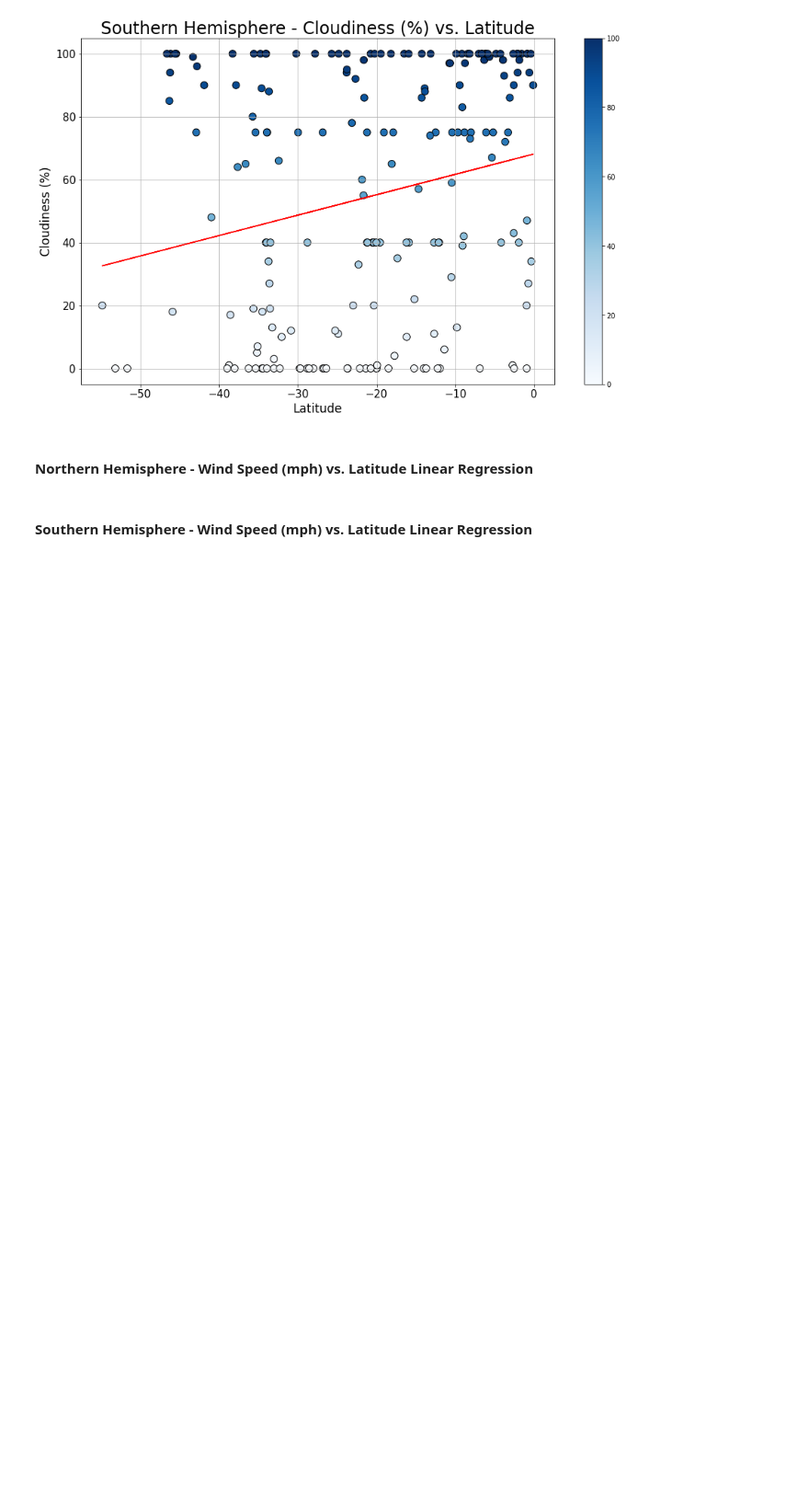
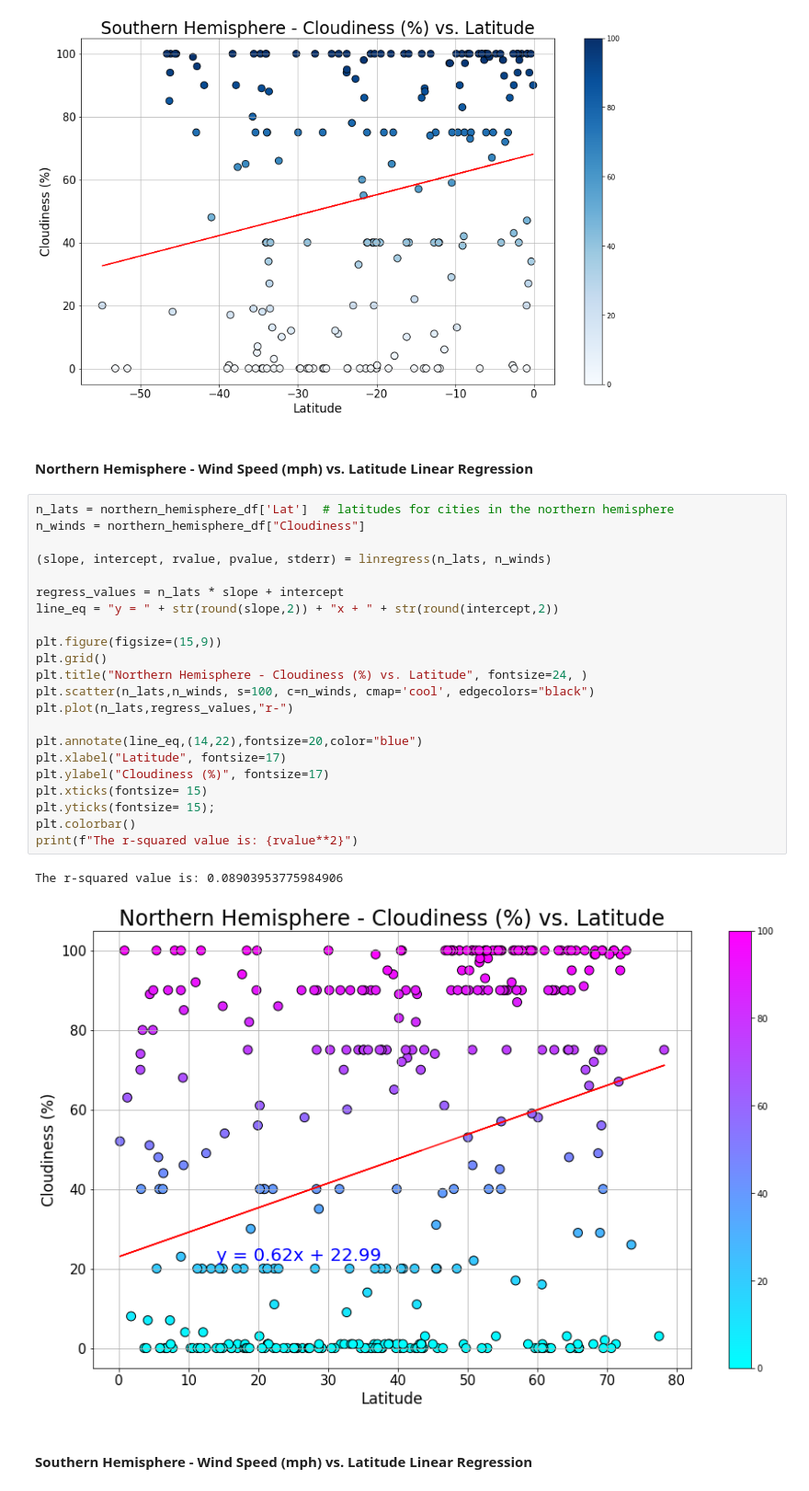
Before and after one commit to crogar/python-api-challenge, a Jupyter notebook: WeatherPy/WeatherPy.ipynb, the cells around one changed output. Shown at 92% size. Cells and saved outputs as stored; diff of their text form; blank space fills up the shorter version.

Commit message:
Update WeatherPy.ipynb
Northern Hemisphere - Cloudiness (%) vs. Latitude chart added

```diff
--- a/WeatherPy/WeatherPy.ipynb
+++ b/WeatherPy/WeatherPy.ipynb
@@ -394,5 +394,30 @@ The r-squared value is: 0.049484649371858834
 [figure]
 # %% [markdown]
 ####  Northern Hemisphere - Wind Speed (mph) vs. Latitude Linear Regression
+# %%
+n_lats = northern_hemisphere_df['Lat']  # latitudes for cities in the northern hemisphere
+n_winds = northern_hemisphere_df["Cloudiness"]
+
+(slope, intercept, rvalue, pvalue, stderr) = linregress(n_lats, n_winds)
+
+regress_values = n_lats * slope + intercept
+line_eq = "y = " + str(round(slope,2)) + "x + " + str(round(intercept,2))
+
+plt.figure(figsize=(15,9))
+plt.grid()
+plt.title("Northern Hemisphere - Cloudiness (%) vs. Latitude", fontsize=24, )
+plt.scatter(n_lats,n_winds, s=100, c=n_winds, cmap='cool', edgecolors="black")
+plt.plot(n_lats,regress_values,"r-")
+
+plt.annotate(line_eq,(14,22),fontsize=20,color="blue")
+plt.xlabel("Latitude", fontsize=17)
+plt.ylabel("Cloudiness (%)", fontsize=17)
+plt.xticks(fontsize= 15)
+plt.yticks(fontsize= 15);
+plt.colorbar()
+print(f"The r-squared value is: {rvalue**2}")
+# %% [output]
+The r-squared value is: 0.08903953775984906
+[figure, added]
 # %% [markdown]
 ####  Southern Hemisphere - Wind Speed (mph) vs. Latitude Linear Regression
```
Also changed, not shown: parts of 1 cell of this notebook.
